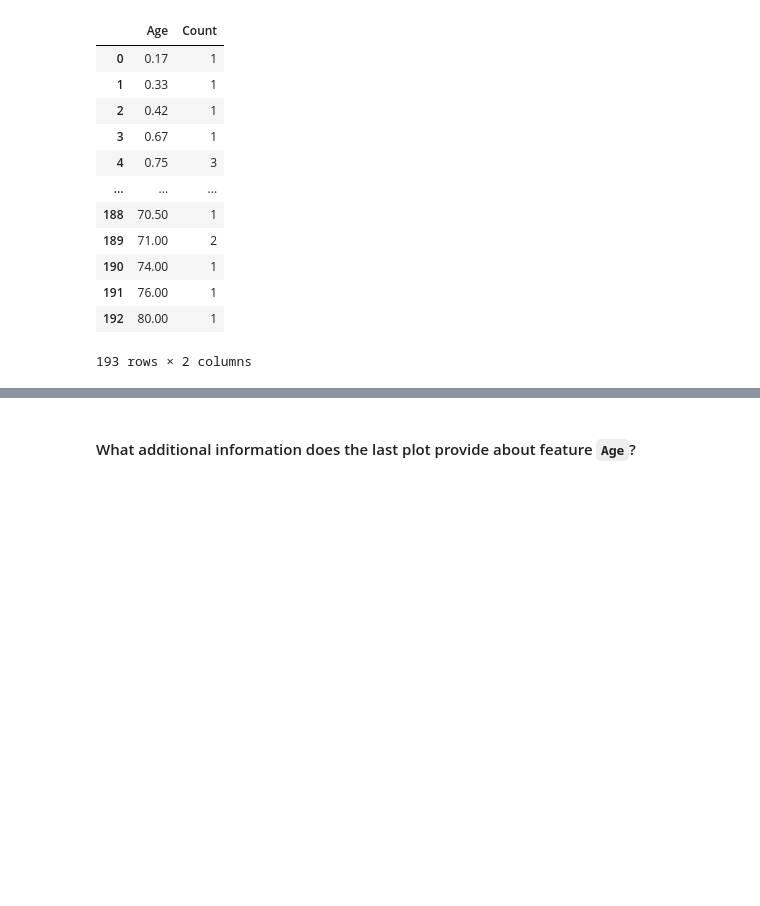
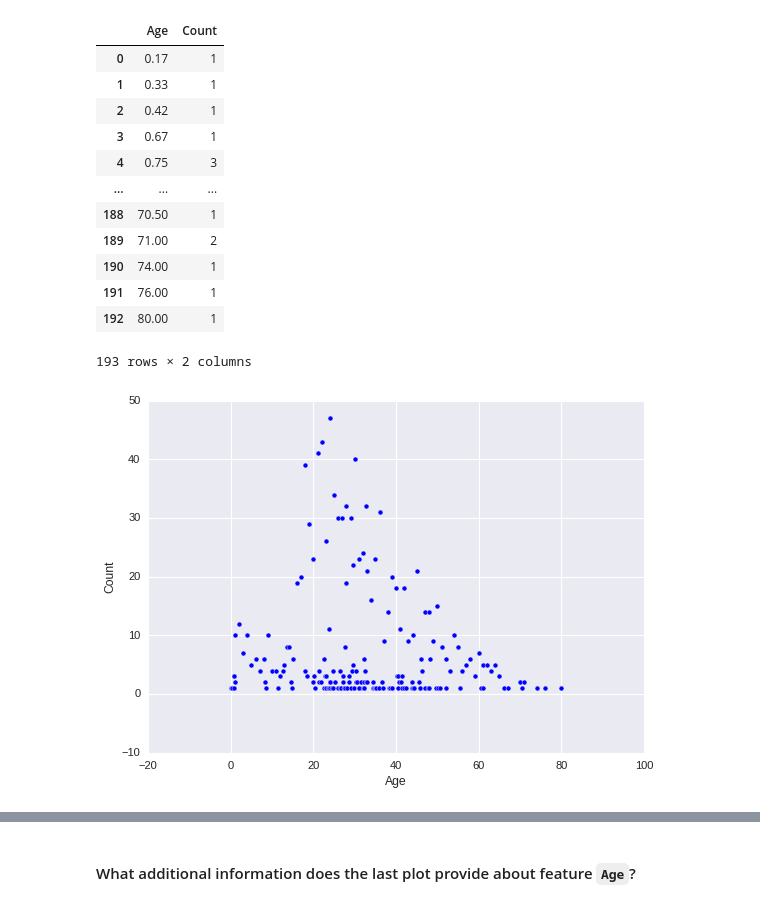
Before and after one commit to elvestevez/dataptmad0522_labs, a Jupyter notebook: module-2/matplotlib-seaborn/your-code/main.ipynb, the cells around one changed output, grey strips where cells are left out. Cells and saved outputs as stored; diff of their text form; code cells hidden in the pictures; blank space fills up the shorter version.

```diff
--- a/module-2/matplotlib-seaborn/your-code/main.ipynb
+++ b/module-2/matplotlib-seaborn/your-code/main.ipynb
@@ -530,6 +534,10 @@ titanic_age
 | 191 | 76.00 | 1 |
 | 192 | 80.00 | 1 |
 193 rows × 2 columns
+# %%
+axs_t = sns.scatterplot(data=titanic_age, x='Age', y='Count')
+# %% [output]
+[figure, added]
 # %%
 # your code here
 axs_t = sns.barplot(data=titanic_age_stat, x='index', y='Age').set(title='Statistics of age in Titanic',
```
Also changed, not shown: parts of 22 cells of this notebook, 1 other file.
